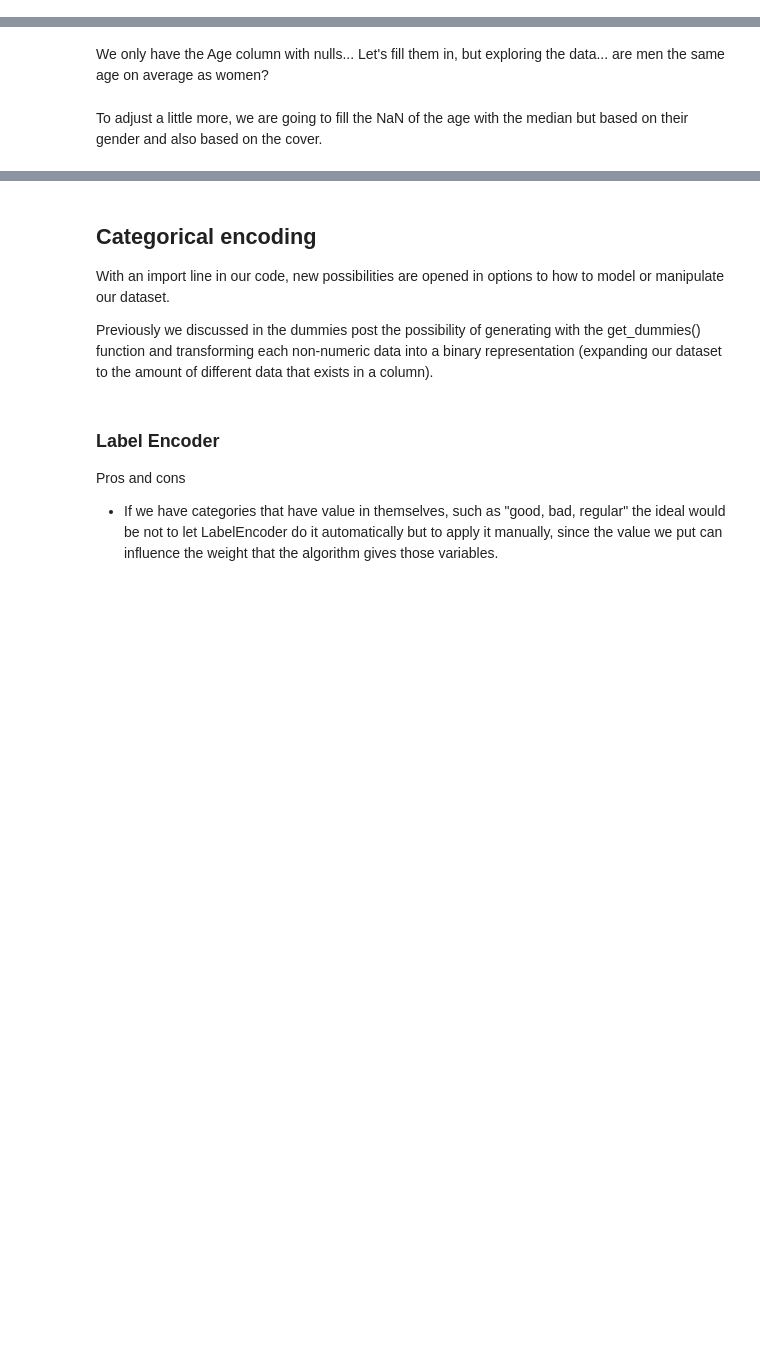
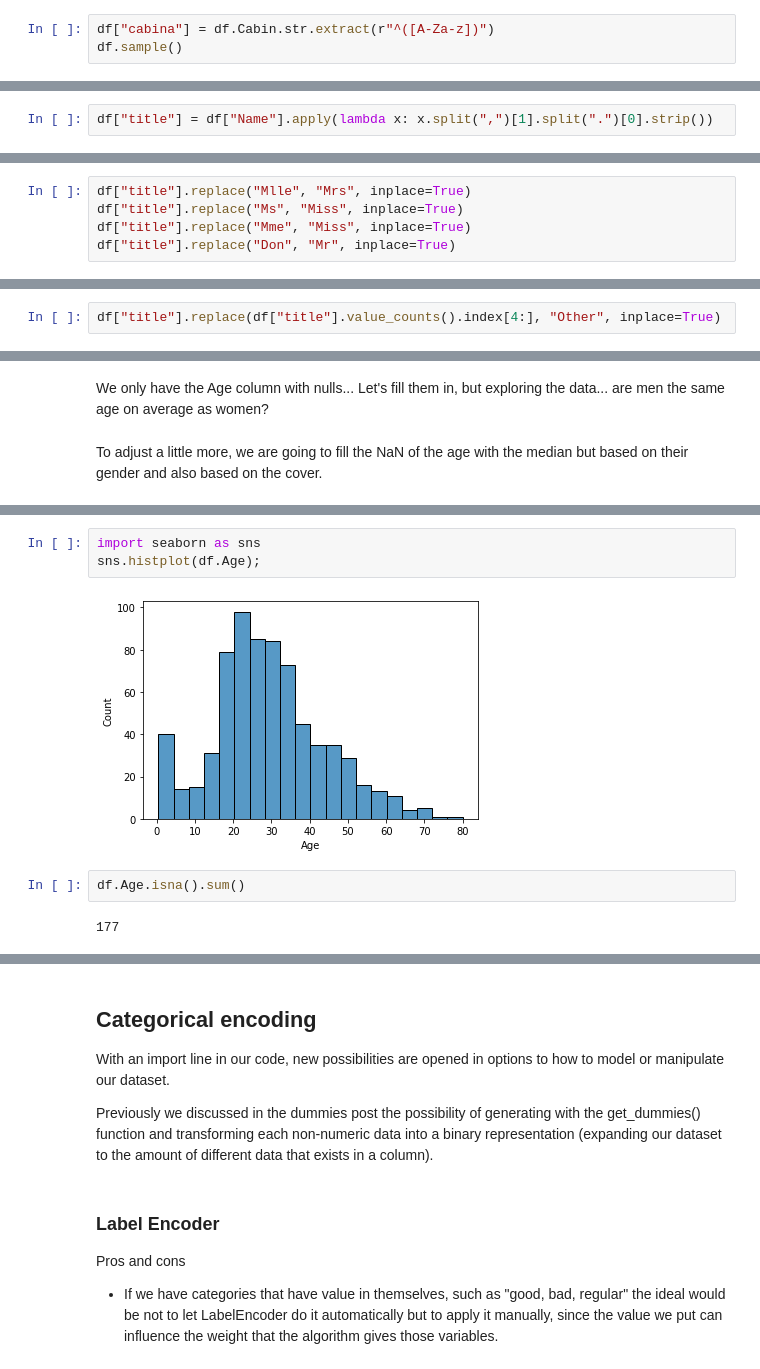
Before and after one commit to Ironhack-data-bcn-feb-2023/lectures, a Jupyter notebook: 41.Feature_engineering.ipynb, the cells around one changed output, grey strips where cells are left out. Cells and saved outputs as stored; diff of their text form; blank space fills up the shorter version.

```diff
--- a/41.Feature_engineering.ipynb
+++ b/41.Feature_engineering.ipynb
@@ -18,3 +136,6 @@ import matplotlib.pyplot as plt
+# %%
+df["cabina"] = df.Cabin.str.extract(r"^([A-Za-z])")
+df.sample()
 # %% [markdown]
 There are many missing values, but we must use the stateroom variable because it can be an important predictor. As you can see in the picture below, first class had cabins on deck A, B, or C, a mix was on deck D or E, and third class was mostly on f or g. We can identify the cover by the first letter.
 # %% [markdown]
@@ -25,0 +161,2 @@ The name could give us important information about the socioeconomic status of a
+# %%
+df["title"] = df["Name"].apply(lambda x: x.split(",")[1].split(".")[0].strip())
@@ -25,0 +168,5 @@ The name could give us important information about the socioeconomic status of a
+# %%
+df["title"].replace("Mlle", "Mrs", inplace=True)
+df["title"].replace("Ms", "Miss", inplace=True)
+df["title"].replace("Mme", "Miss", inplace=True)
+df["title"].replace("Don", "Mr", inplace=True)
@@ -25,0 +187,2 @@ The name could give us important information about the socioeconomic status of a
+# %%
+df["title"].replace(df["title"].value_counts().index[4:], "Other", inplace=True)
@@ -31,0 +235,9 @@ To adjust a little more, we are going to fill the NaN of the age with the median
+# %%
+import seaborn as sns
+sns.histplot(df.Age);
+# %% [output]
+[figure, added]
+# %%
+df.Age.isna().sum()
+# %% [output]
+177
```
Also changed, not shown: parts of 97 cells of this notebook, 1 other file.
